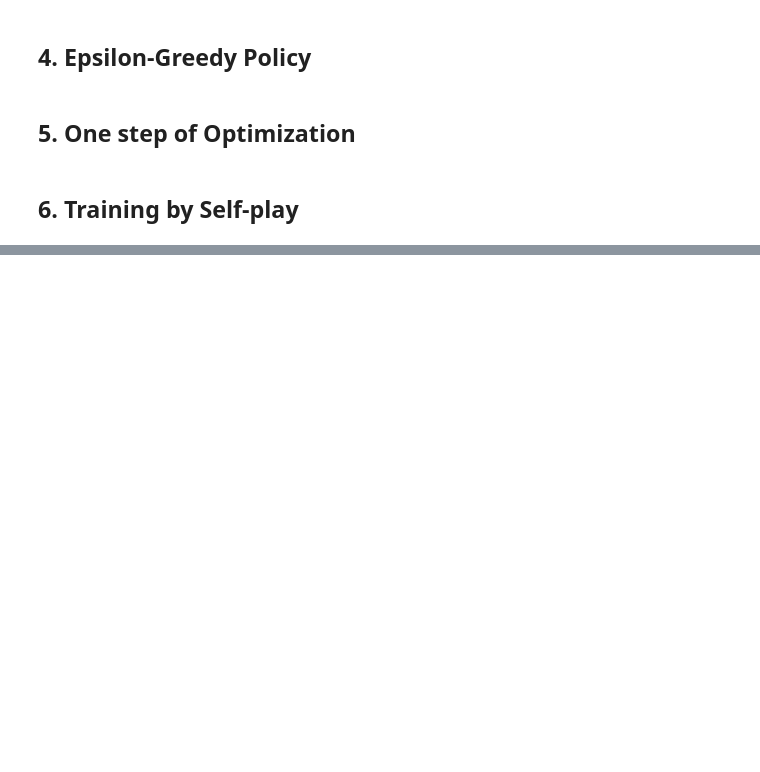
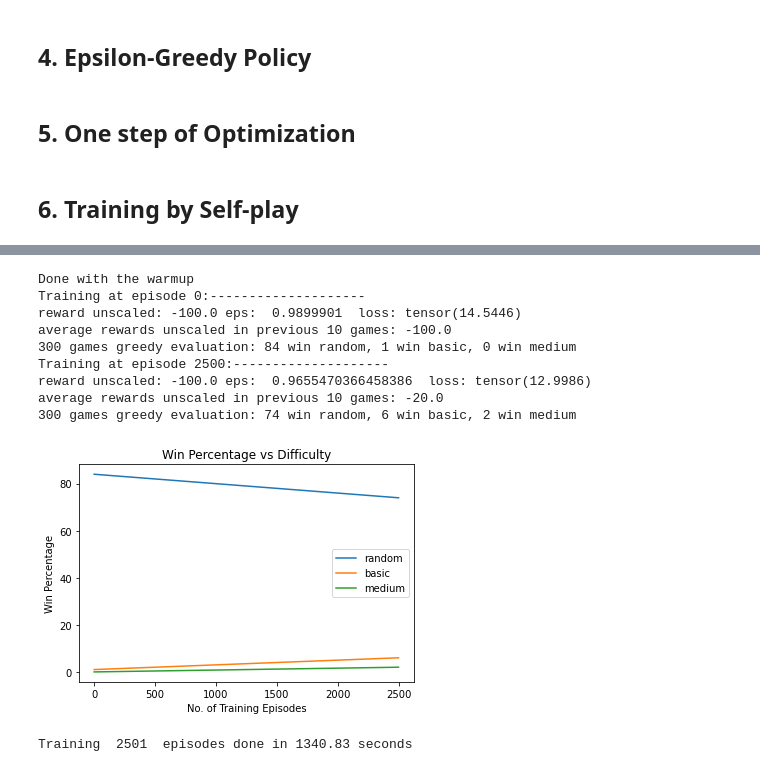
Before and after one commit to chihangs/INM707, a Jupyter notebook: Connect4.ipynb, the cells around one changed output, grey strips where cells are left out. Cells and saved outputs as stored; diff of their text form; code cells hidden in the pictures; blank space fills up the shorter version.

```diff
--- a/Connect4.ipynb
+++ b/Connect4.ipynb
@@ -841,0 +783,22 @@ True
+# %%
+#Prioritized Experience Replay
+config={'double':False, 'prioritized':True, 'alpha':0.8, 'beta':0.1}
+num_episodes = 2501
+Q_network = DQN(OBS_SIZE, HIDDEN_SIZE, ACTION_SIZE).to(device)
+Q_target = DQN(OBS_SIZE, HIDDEN_SIZE, ACTION_SIZE).to(device)
+policy = E_Greedy_Policy(0.99, decay=0.99999, min_epsilon=0.1, Q_network=Q_network)
+Q_target.load_state_dict(Q_network.state_dict())
+
+Q_network, Q_target, info = train(Q_network, Q_target, policy, config=config, num_episodes=num_episodes)
+# %% [output]
+Done with the warmup
+Training at episode 0:--------------------
+reward unscaled: -100.0 eps:  0.9899901  loss: tensor(14.5446)
+average rewards unscaled in previous 10 games: -100.0
+300 games greedy evaluation: 84 win random, 1 win basic, 0 win medium
+Training at episode 2500:--------------------
+reward unscaled: -100.0 eps:  0.9655470366458386  loss: tensor(12.9986)
+average rewards unscaled in previous 10 games: -20.0
+300 games greedy evaluation: 74 win random, 6 win basic, 2 win medium
+[figure, added]
+Training  2501  episodes done in 1340.83 seconds
```
Also changed, not shown: parts of 49 cells of this notebook.
